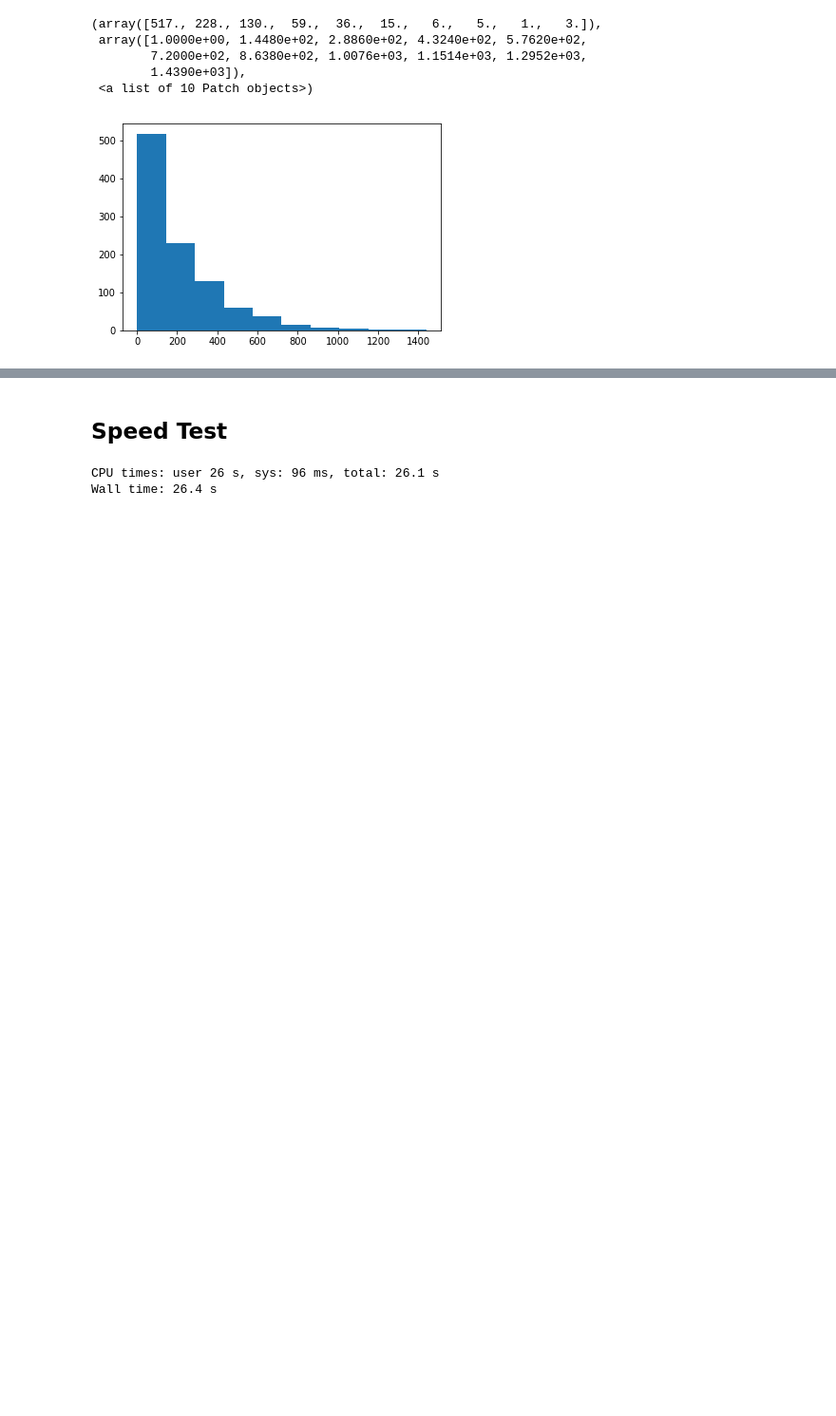
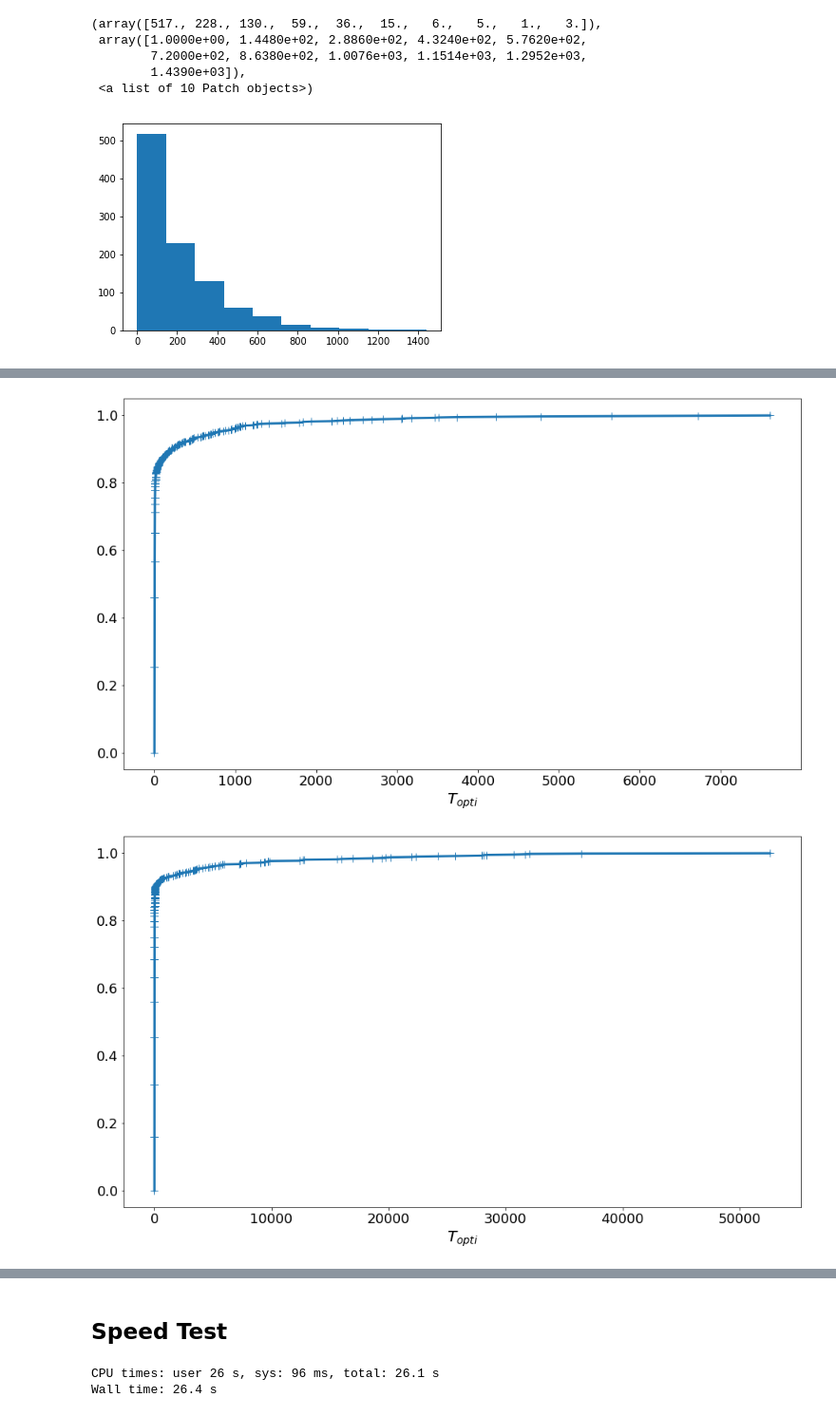
Before and after one commit to RaymZhang/TS_Combinatorial_Semi_Bandits_Curse, a Jupyter notebook: CTS_bipartite_graph.ipynb, the cells around one changed output, grey strips where cells are left out. Shown at 95% size. Saved outputs shown, nothing was run; the diff lists cells and outputs as text; code cells hidden in the pictures; blank space fills up the shorter version.

```diff
--- a/CTS_bipartite_graph.ipynb
+++ b/CTS_bipartite_graph.ipynb
@@ -217,7 +382,7 @@ class CThompson_sampling():
 # Experiments on TS
 # %%
 # Parameters of the experiments
-random_variable = "gaussian"
+random_variable = "bernoulli"
 # %% [markdown]
 ## Example 1
 # %%
@@ -618,0 +854,18 @@ plt.hist(distrib_first_optimal)
+# %%
+distrib_first_optimal = np.load("BP_Distribution_eps015_d6_21_3.npy")
+b = 0.85
+ds = range(6,22,3)
+for i,d in enumerate(ds):
+    plt.figure(i,figsize = (16,9))
+    plt.clf()
+    cdf = ECDF(distrib_first_optimal[i])
+    plt.plot([0]+list(np.sort(distrib_first_optimal[i])),[0]+list(cdf(np.sort(distrib_first_optimal[i]))),"+-",linewidth=3,markersize=10)
+#     plt.title("Distribution of first optimal play  for b = {:.1f} and d = {:d} ".format(b,d),fontsize=20)
+    plt.xlabel(r'$T_{opti}$', fontsize=20)
+    plt.tick_params(axis='x', labelsize=18)
+    plt.tick_params(axis='y', labelsize=18)
+
+    plt.savefig('Bp_ECDFb{:.2f}m{:d}.pdf'.format(b,int(d/2)))
+# %% [output]
+[figure, added]
+[figure, added]
```
Also changed, not shown: parts of 18 cells of this notebook, 50 other files.
